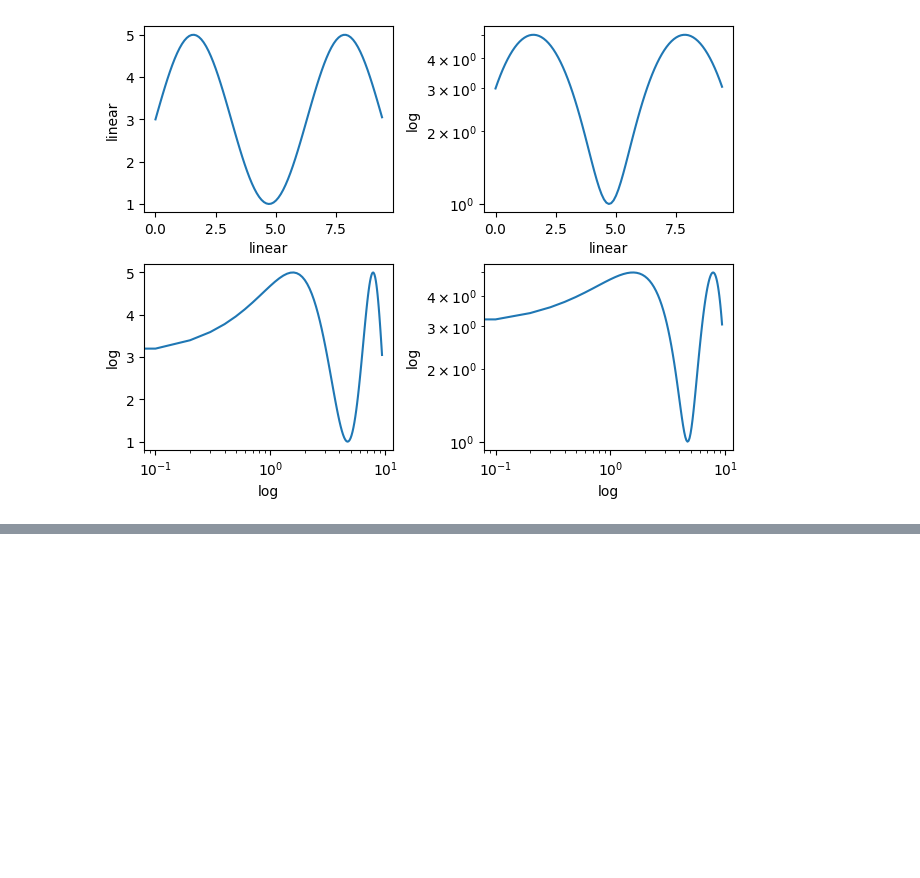
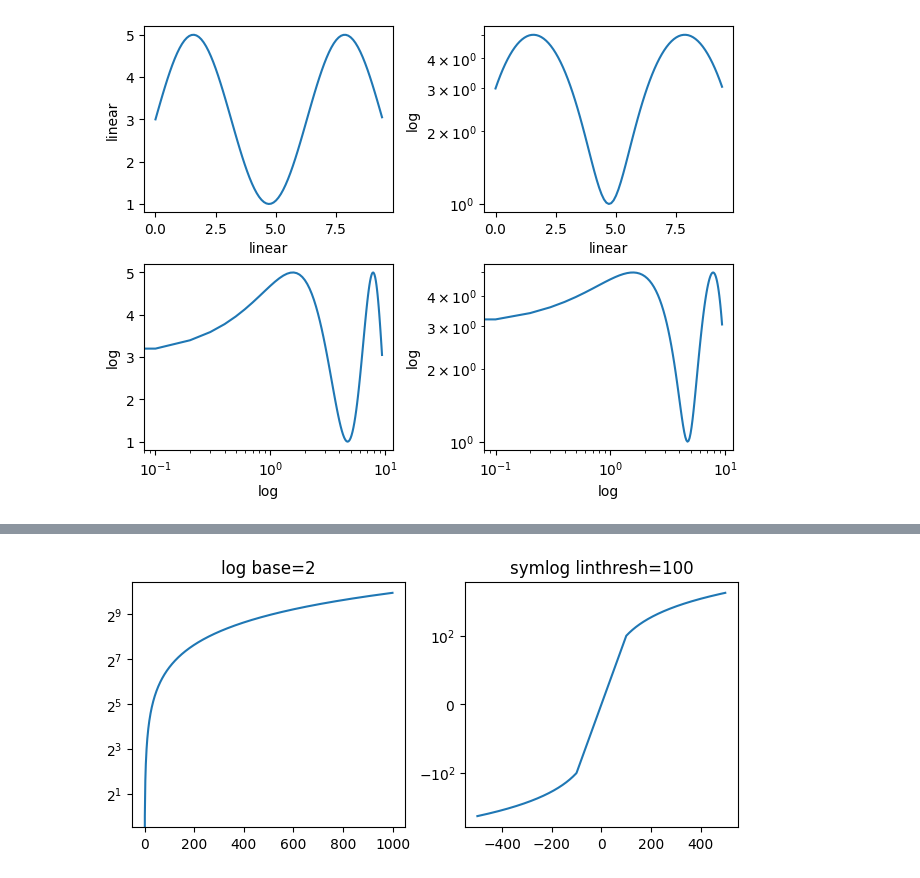
Before and after one commit to Manan2k4/ML-Learnings, a Jupyter notebook: matplotlib/Quick start guide/Axis Scales.ipynb, the cells around one changed output, grey strips where cells are left out. Cells and saved outputs as stored; diff of their text form; code cells hidden in the pictures; blank space fills up the shorter version.

```diff
--- a/matplotlib/Quick start guide/Axis Scales.ipynb
+++ b/matplotlib/Quick start guide/Axis Scales.ipynb
@@ -50,0 +99,17 @@ ax.plot(x, y)
+# %%
+# Optional arguments for scales
+
+fig, axs = plt.subplot_mosaic([['log', 'symlog']], layout='constrained',
+                              figsize=(6.4, 3))
+
+for name, ax in axs.items():
+    if name in ['log']:
+        ax.plot(x, x)
+        ax.set_yscale('log', base=2)
+        ax.set_title('log base=2')
+    else:
+        ax.plot(x - np.mean(x), x - np.mean(x))
+        ax.set_yscale('symlog', linthresh=100)
+        ax.set_title('symlog linthresh=100')
+# %% [output]
+[figure, added]
```
Also changed, not shown: parts of 4 cells of this notebook.
